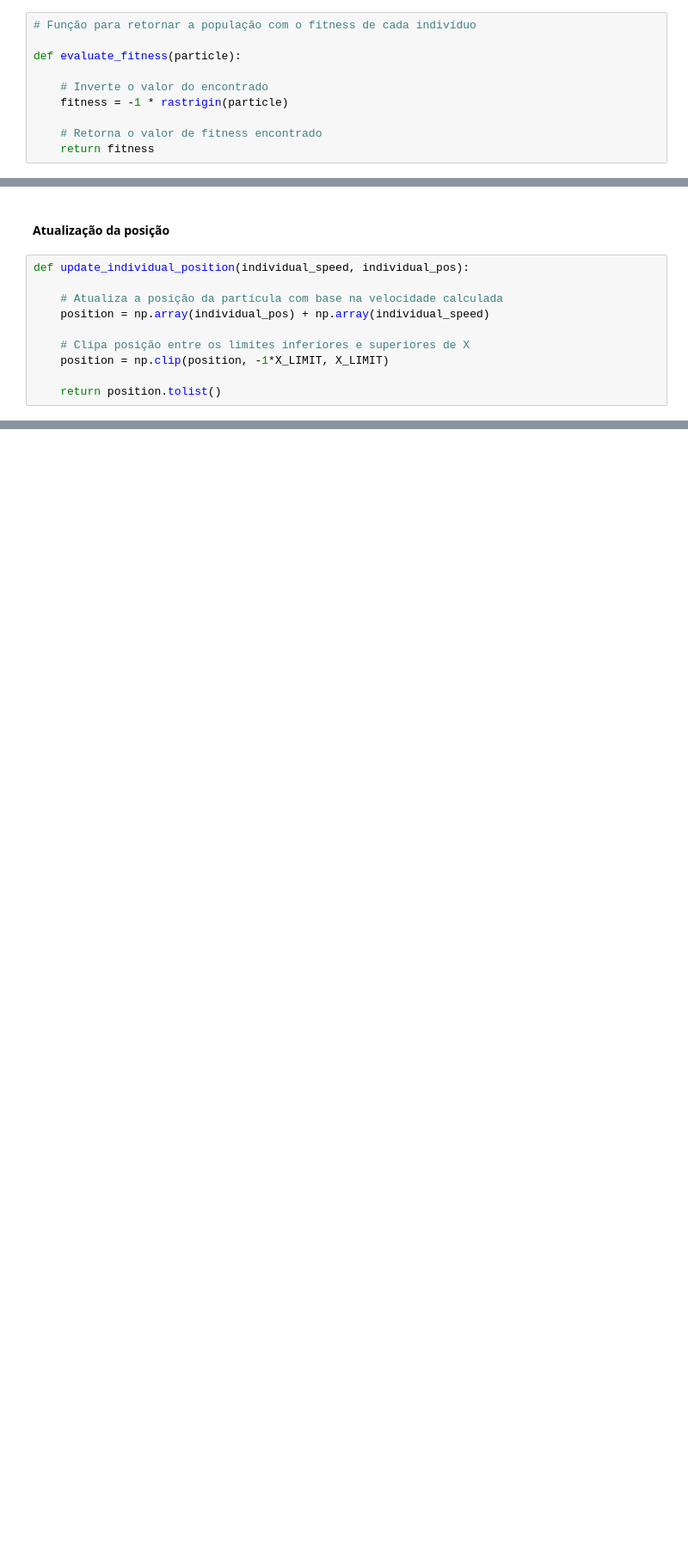
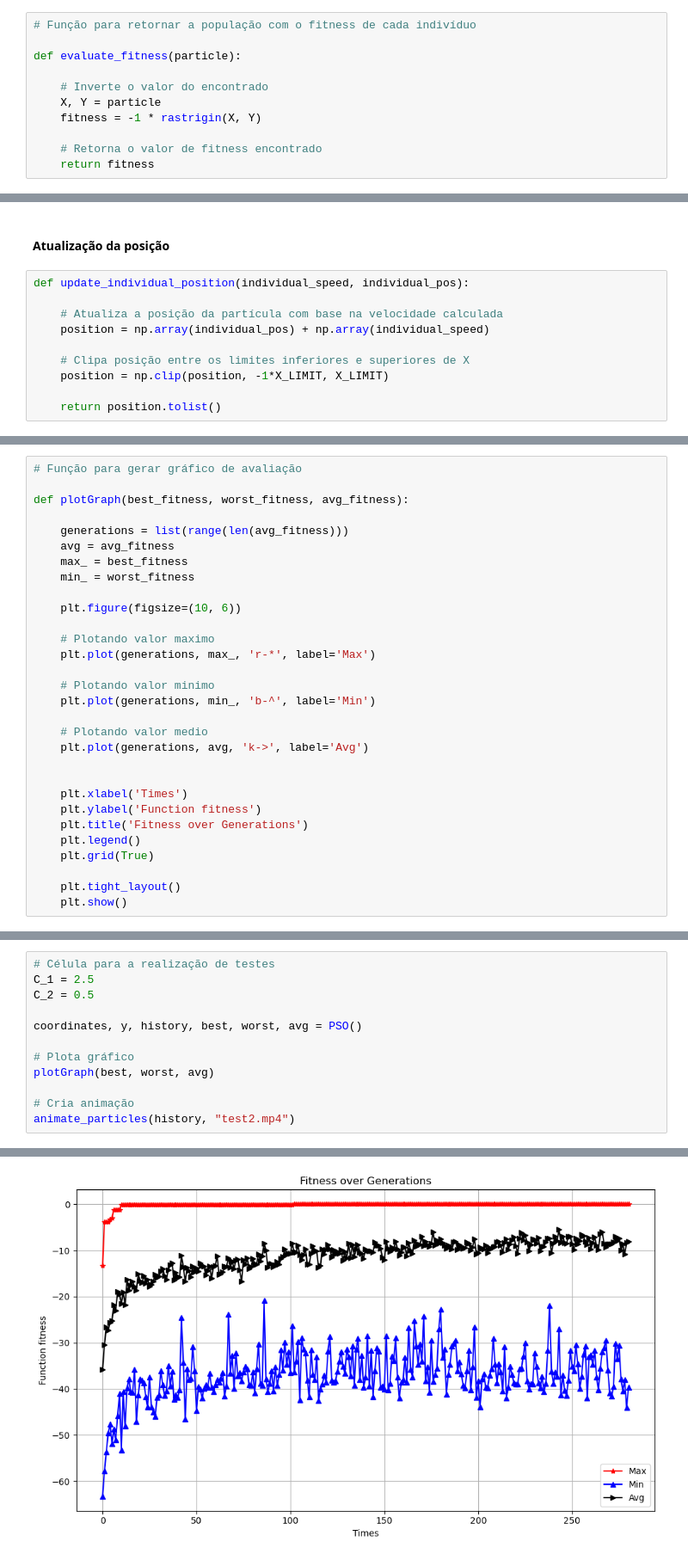
Before and after one commit to Francis1408/Particle_Swarm_Optimization-PSO-, a Jupyter notebook: Rastrigin_Function.ipynb, the cells around one changed output, grey strips where cells are left out. Shown at 86% size. Cells and saved outputs as stored; diff of their text form; blank space fills up the shorter version.

```diff
--- a/Rastrigin_Function.ipynb
+++ b/Rastrigin_Function.ipynb
@@ -84,7 +94,8 @@ Uma vez que a função Rastrigin procura o **mínimo** global, então podemos ap
 def evaluate_fitness(particle):
 
     # Inverte o valor do encontrado
-    fitness = -1 * rastrigin(particle)
+    X, Y = particle
+    fitness = -1 * rastrigin(X, Y)
 
     # Retorna o valor de fitness encontrado
     return fitness
@@ -218,0 +390,30 @@ def update_individual_position(individual_speed, individual_pos):
+# %%
+# Função para gerar gráfico de avaliação
+
+def plotGraph(best_fitness, worst_fitness, avg_fitness):
+
+    generations = list(range(len(avg_fitness)))
+    avg = avg_fitness
+    max_ = best_fitness
+    min_ = worst_fitness
+
+    plt.figure(figsize=(10, 6))
+
+    # Plotando valor maximo
+    plt.plot(generations, max_, 'r-*', label='Max')
+
+    # Plotando valor minimo
+    plt.plot(generations, min_, 'b-^', label='Min')
+
+    # Plotando valor medio
+    plt.plot(generations, avg, 'k->', label='Avg')
+
+
+    plt.xlabel('Times')
+    plt.ylabel('Function fitness')
+    plt.title('Fitness over Generations')
+    plt.legend()
+    plt.grid(True)
+
+    plt.tight_layout()
+    plt.show()
@@ -218,0 +479,13 @@ def update_individual_position(individual_speed, individual_pos):
+# %%
+# Célula para a realização de testes
+C_1 = 2.5
+C_2 = 0.5
+
+coordinates, y, history, best, worst, avg = PSO()
+
+# Plota gráfico
+plotGraph(best, worst, avg)
+
+# Cria animação
+animate_particles(history, "test2.mp4")
+# %% [output]
@@ -218,0 +493 @@ def update_individual_position(individual_speed, individual_pos):
+[figure, added]
```
Also changed, not shown: parts of 22 cells of this notebook, 6 other files.
